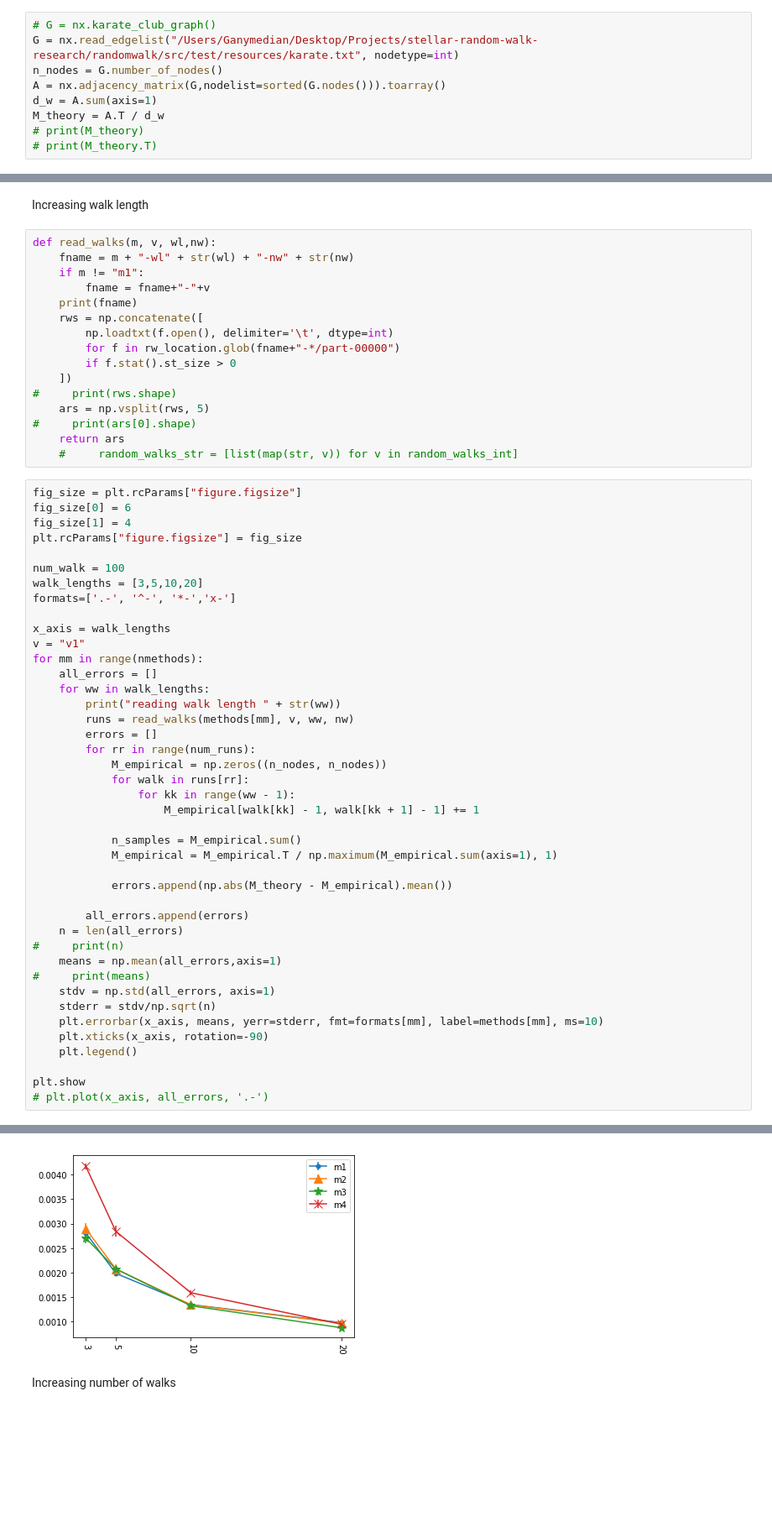
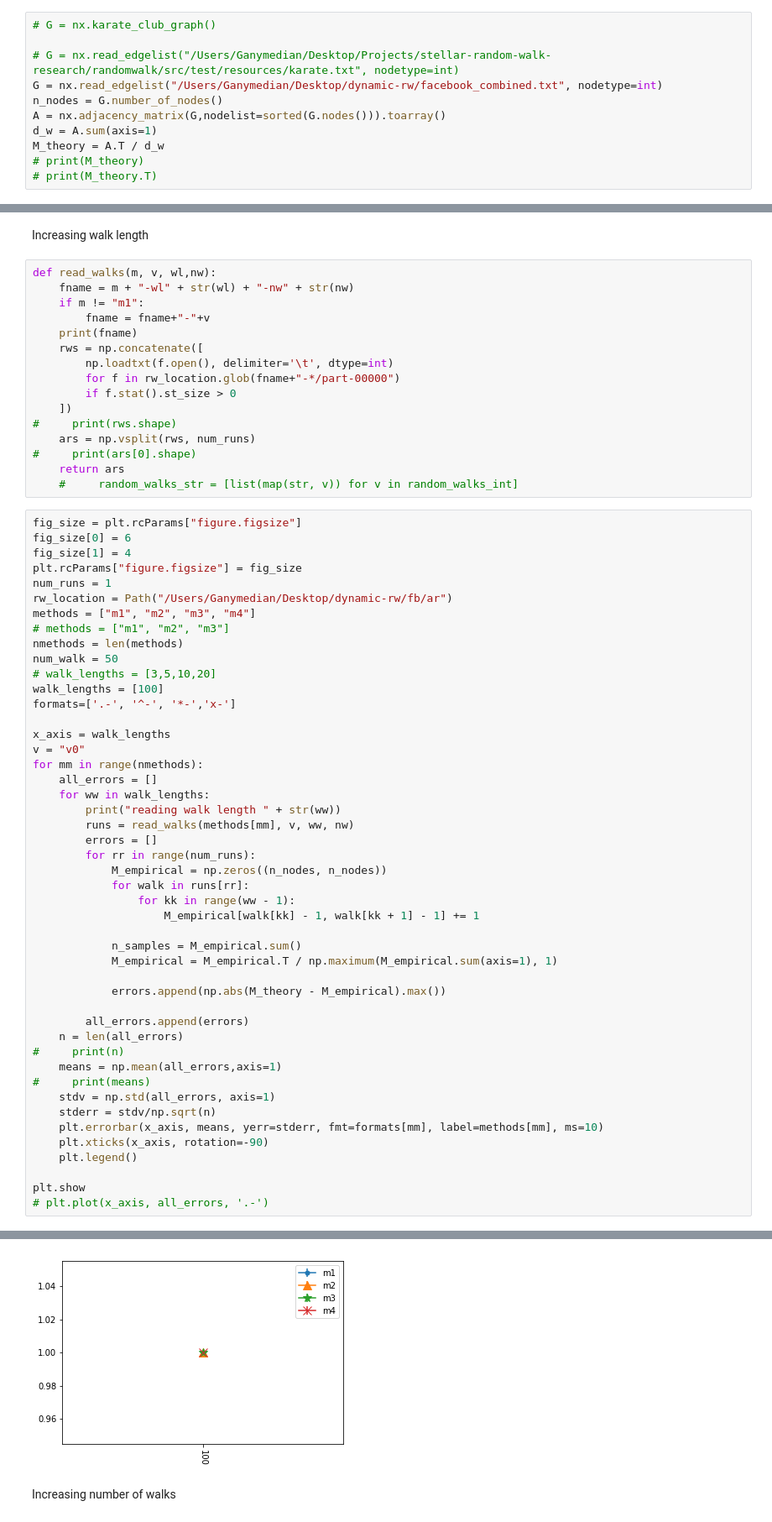
Before and after one commit to shps/incremental-representation-learning, a Jupyter notebook: materials/node_classification_from_random_walk.ipynb, the cells around one changed output, grey strips where cells are left out. Shown: that part at 84% size. Cells and saved outputs as stored; diff of their text form; blank space fills up the shorter version.

```diff
--- a/materials/node_classification_from_random_walk.ipynb
+++ b/materials/node_classification_from_random_walk.ipynb
@@ -27,7 +27,9 @@ for i in range(34):
 num_runs = 5
 # %%
 # G = nx.karate_club_graph()
-G = nx.read_edgelist("/Users/Ganymedian/Desktop/Projects/stellar-random-walk-research/randomwalk/src/test/resources/karate.txt", nodetype=int)
+
+# G = nx.read_edgelist("/Users/Ganymedian/Desktop/Projects/stellar-random-walk-research/randomwalk/src/test/resources/karate.txt", nodetype=int)
+G = nx.read_edgelist("/Users/Ganymedian/Desktop/dynamic-rw/facebook_combined.txt", nodetype=int)
 n_nodes = G.number_of_nodes()
 A = nx.adjacency_matrix(G,nodelist=sorted(G.nodes())).toarray()
 d_w = A.sum(axis=1)
@@ -219,7 +223,7 @@ def read_walks(m, v, wl,nw):
         if f.stat().st_size > 0
     ])
 #     print(rws.shape)
-    ars = np.vsplit(rws, 5)
+    ars = np.vsplit(rws, num_runs)
 #     print(ars[0].shape)
     return ars
     #     random_walks_str = [list(map(str, v)) for v in random_walks_int]
@@ -228,13 +232,18 @@ fig_size = plt.rcParams["figure.figsize"]
 fig_size[0] = 6
 fig_size[1] = 4
 plt.rcParams["figure.figsize"] = fig_size
-
-num_walk = 100
-walk_lengths = [3,5,10,20]
+num_runs = 1
+rw_location = Path("/Users/Ganymedian/Desktop/dynamic-rw/fb/ar")
+methods = ["m1", "m2", "m3", "m4"]
+# methods = ["m1", "m2", "m3"]
+nmethods = len(methods)
+num_walk = 50
+# walk_lengths = [3,5,10,20]
+walk_lengths = [100]
 formats=['.-', '^-', '*-','x-']
 
 x_axis = walk_lengths
-v = "v1"
+v = "v0"
 for mm in range(nmethods):
     all_errors = []
     for ww in walk_lengths:
@@ -250,7 +259,7 @@ for mm in range(nmethods):
             n_samples = M_empirical.sum()
             M_empirical = M_empirical.T / np.maximum(M_empirical.sum(axis=1), 1)
 
-            errors.append(np.abs(M_theory - M_empirical).mean())
+            errors.append(np.abs(M_theory - M_empirical).max())
 
         all_errors.append(errors)
     n = len(all_errors)
@@ -286,5 +286,5 @@ m4-wl20-v1
 <function matplotlib.pyplot.show>
-[figure, old version]
+[figure, new version]
 # %% [markdown]
 Increasing number of walks
 # %%
```
Also changed, not shown: parts of 18 cells of this notebook.
